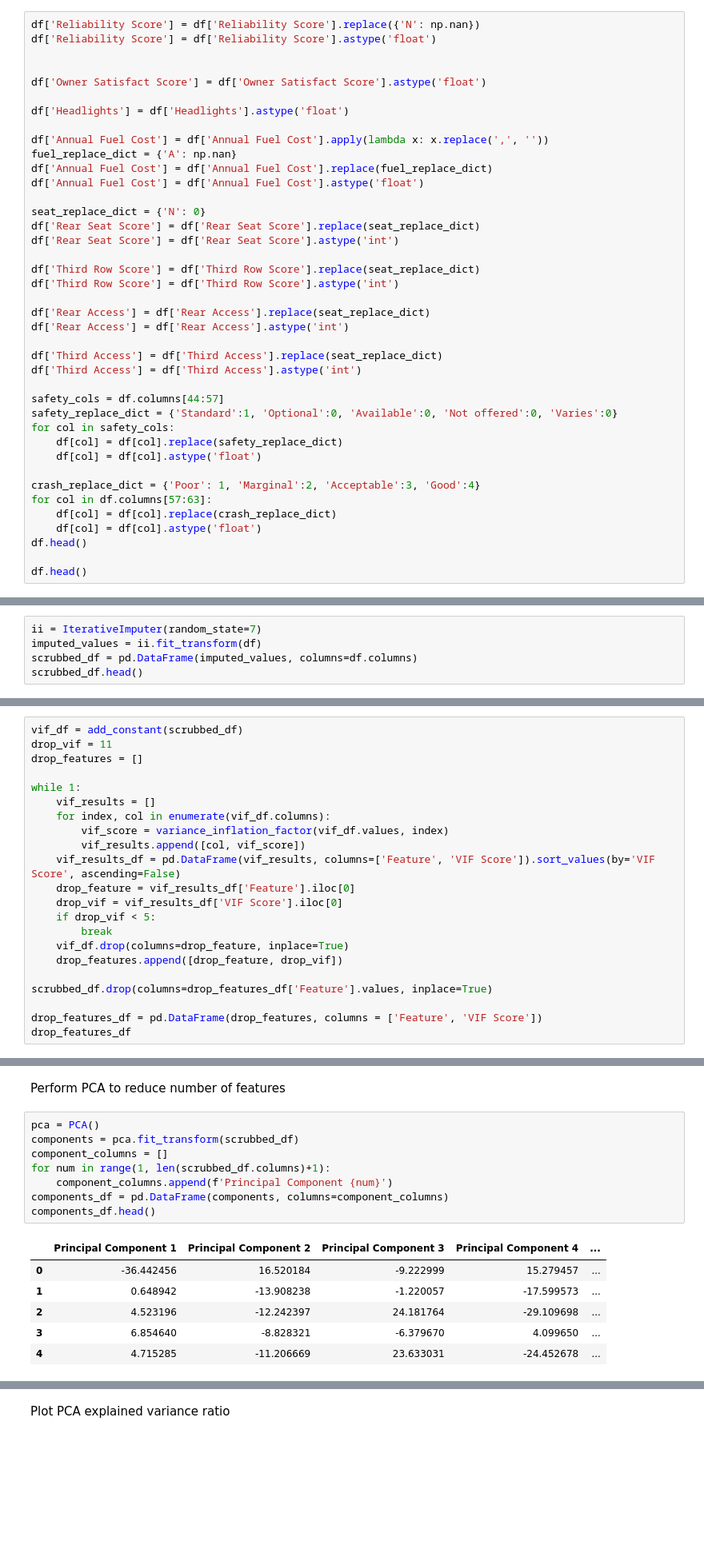
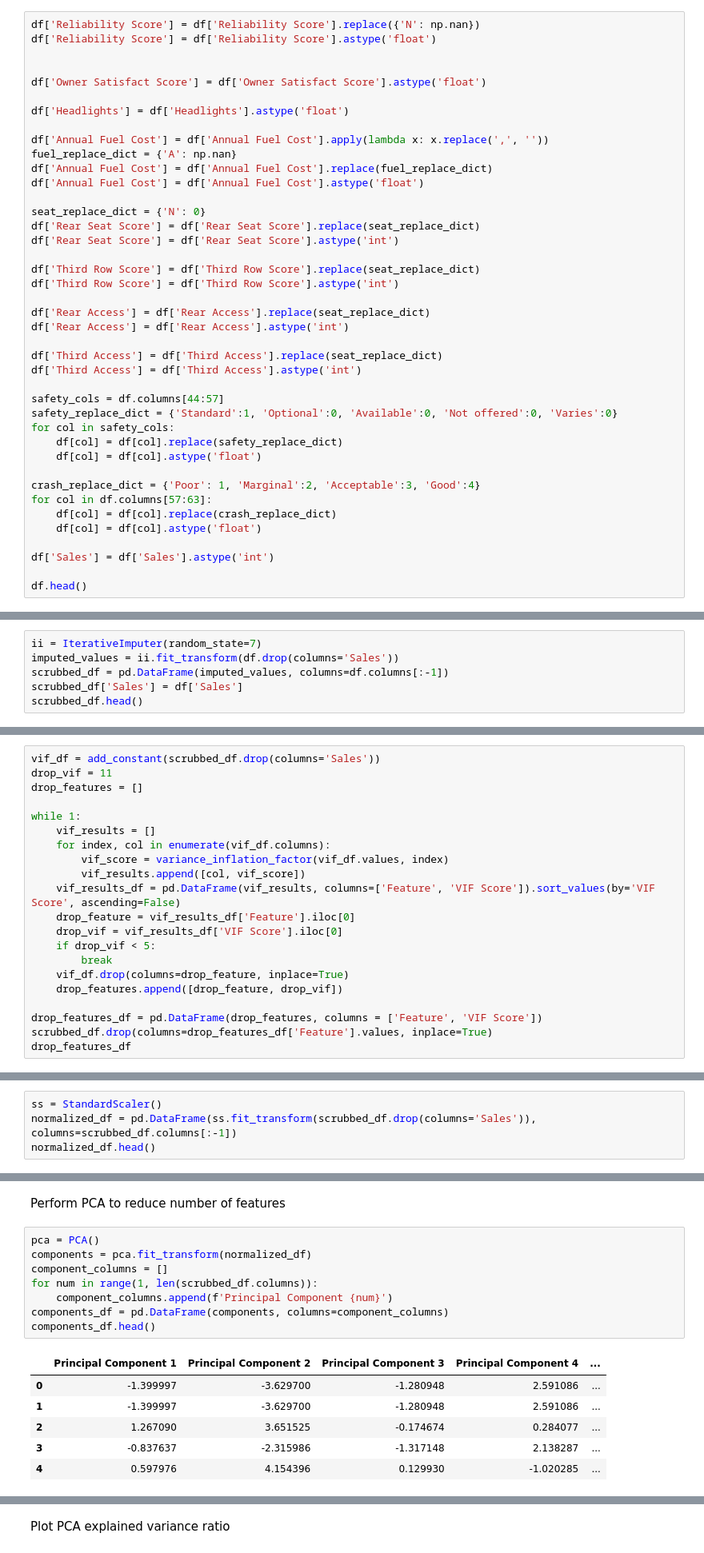
Before and after one commit to blantj/consumer_reports_sales_regression, a Jupyter notebook: Modeling.ipynb, the cells around one changed output, grey strips where cells are left out. Shown at 80% size. Saved outputs shown, nothing was run; the diff lists cells and outputs as text; blank space fills up the shorter version.

```diff
--- a/Modeling.ipynb
+++ b/Modeling.ipynb
@@ -117,7 +154,8 @@ crash_replace_dict = {'Poor': 1, 'Marginal':2, 'Acceptable':3, 'Good':4}
 for col in df.columns[57:63]:
     df[col] = df[col].replace(crash_replace_dict)
     df[col] = df[col].astype('float')
-df.head()
+
+df['Sales'] = df['Sales'].astype('int')
 
 df.head()
 # %% [output]
@@ -163,8 +199,9 @@ df.head()
 Replace remaining missing values with iterative imputer
 # %%
 ii = IterativeImputer(random_state=7)
-imputed_values = ii.fit_transform(df)
-scrubbed_df = pd.DataFrame(imputed_values, columns=df.columns)
+imputed_values = ii.fit_transform(df.drop(columns='Sales'))
+scrubbed_df = pd.DataFrame(imputed_values, columns=df.columns[:-1])
+scrubbed_df['Sales'] = df['Sales']
 scrubbed_df.head()
 # %% [output]
 |  | Reliability Score | Owner Satisfact Score | Acceleration Score | Zero To Sixty | Transmission Score | ... |
@@ -197,7 +234,7 @@ memory usage: 109.4 KB
 # %% [markdown]
 Determine correlated features with vif greater than 5 and drop from scrubbed df
 # %%
-vif_df = add_constant(scrubbed_df)
+vif_df = add_constant(scrubbed_df.drop(columns='Sales'))
 drop_vif = 11
 drop_features = []
 
@@ -214,9 +251,8 @@ while 1:
     vif_df.drop(columns=drop_feature, inplace=True)
     drop_features.append([drop_feature, drop_vif])
 
+drop_features_df = pd.DataFrame(drop_features, columns = ['Feature', 'VIF Score'])
 scrubbed_df.drop(columns=drop_features_df['Feature'].values, inplace=True)
-
-drop_features_df = pd.DataFrame(drop_features, columns = ['Feature', 'VIF Score'])
 drop_features_df
 # %% [output]
 |  | Feature | VIF Score |
@@ -258,0 +297,4 @@ memory usage: 62.1 KB
+# %%
+ss = StandardScaler()
+normalized_df = pd.DataFrame(ss.fit_transform(scrubbed_df.drop(columns='Sales')), columns=scrubbed_df.columns[:-1])
+normalized_df.head()
@@ -260,19 +310,19 @@ memory usage: 62.1 KB
 Perform PCA to reduce number of features
 # %%
 pca = PCA()
-components = pca.fit_transform(scrubbed_df)
+components = pca.fit_transform(normalized_df)
 component_columns = []
-for num in range(1, len(scrubbed_df.columns)+1):
+for num in range(1, len(scrubbed_df.columns)):
     component_columns.append(f'Principal Component {num}')
 components_df = pd.DataFrame(components, columns=component_columns)
 components_df.head()
 # %% [output]
 |  | Principal Component 1 | Principal Component 2 | Principal Component 3 | Principal Component 4 | ... |
-| 0 | -36.442456 | 16.520184 | -9.222999 | 15.279457 | ... |
-| 1 | 0.648942 | -13.908238 | -1.220057 | -17.599573 | ... |
-| 2 | 4.523196 | -12.242397 | 24.181764 | -29.109698 | ... |
-| 3 | 6.854640 | -8.828321 | -6.379670 | 4.099650 | ... |
-| 4 | 4.715285 | -11.206669 | 23.633031 | -24.452678 | ... |
+| 0 | -1.399997 | -3.629700 | -1.280948 | 2.591086 | ... |
+| 1 | -1.399997 | -3.629700 | -1.280948 | 2.591086 | ... |
+| 2 | 1.267090 | 3.651525 | -0.174674 | 0.284077 | ... |
+| 3 | -0.837637 | -2.315986 | -1.317148 | 2.138287 | ... |
+| 4 | 0.597976 | 4.154396 | 0.129930 | -1.020285 | ... |
 5 rows × 42 columns
 # %% [markdown]
 Plot PCA explained variance ratio
```
Also changed, not shown: parts of 36 cells of this notebook.
